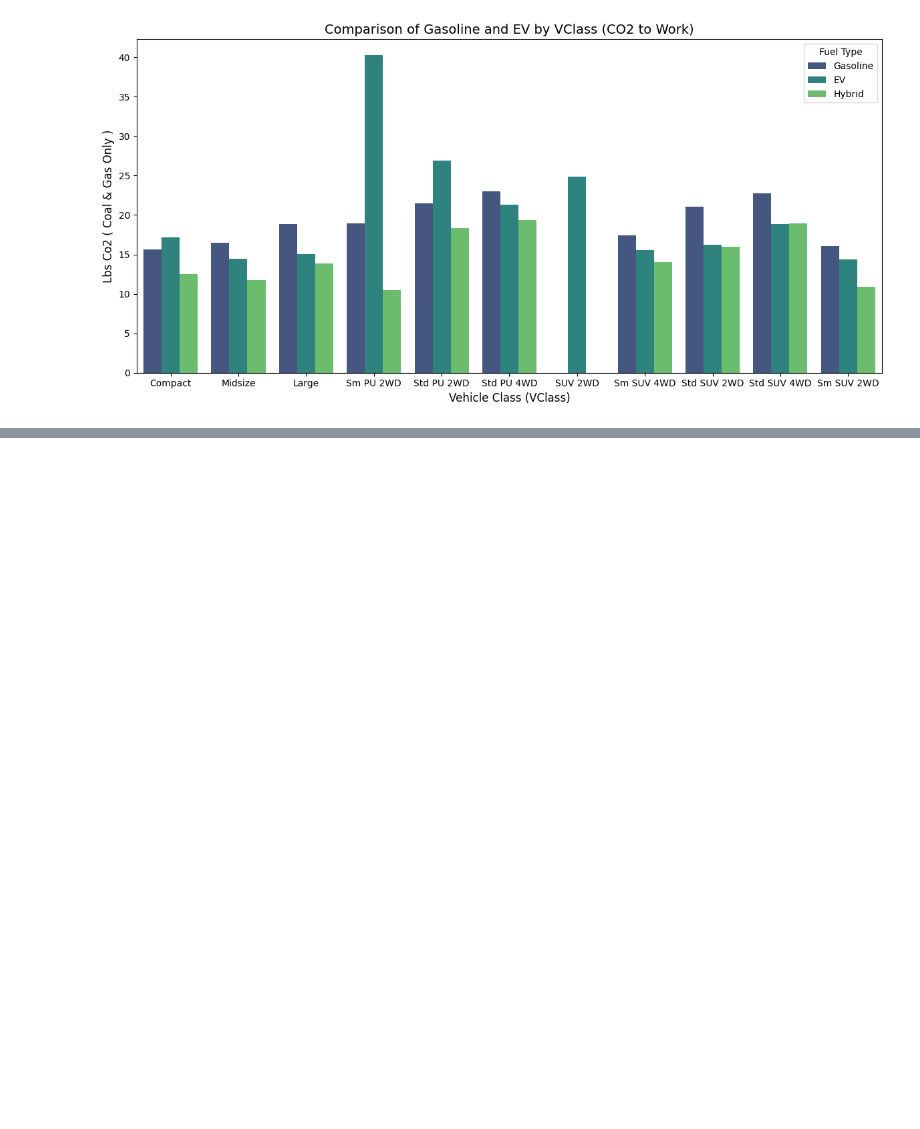
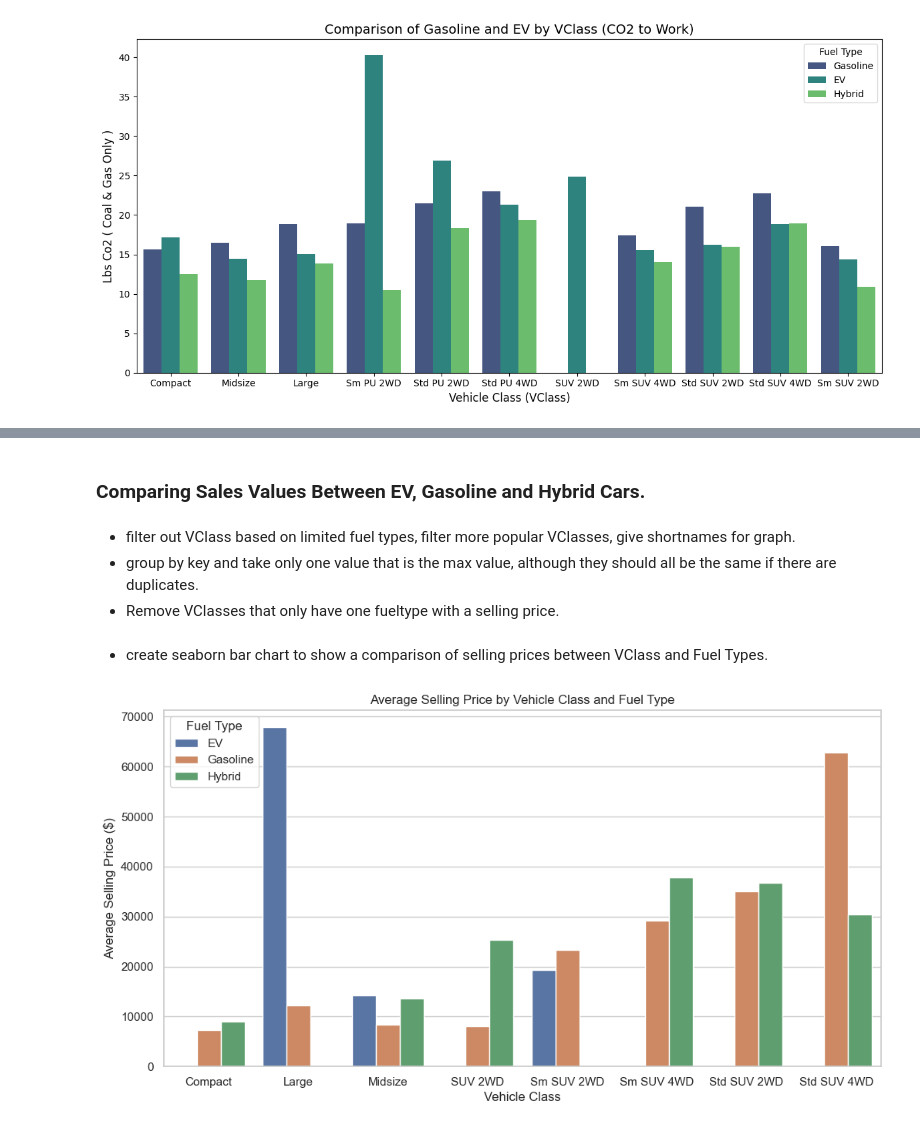
Before and after one commit to sampss/fuel_economy_gov, a Jupyter notebook: working/code/playground_2.ipynb, the cells around one changed output, grey strips where cells are left out. Cells and saved outputs as stored; diff of their text form; code cells hidden in the pictures; blank space fills up the shorter version.

```diff
--- a/working/code/playground_2.ipynb
+++ b/working/code/playground_2.ipynb
@@ -544,0 +519,6 @@ KeyError: 'base_fuel_type'
+# %% [markdown]
+### Comparing Sales Values Between EV, Gasoline and Hybrid Cars.
+# %% [markdown]
+- filter out VClass based on limited fuel types, filter more popular VClasses, give shortnames for graph.
+- group by key and take only one value that is the max value, although they should all be the same if there are duplicates.
+- Remove VClasses that only have one fueltype with a selling price.
@@ -544,0 +581,16 @@ KeyError: 'base_fuel_type'
+# %% [markdown]
+- create seaborn bar chart to show a comparison of selling prices between VClass and Fuel Types.
+# %%
+# Set seaborn style
+sns.set(style="whitegrid")
+
+# Create a bar plot
+plt.figure(figsize=(12, 6))
+sns.barplot(data=aggregated_df, x='VClass', y='avg_selling_price', hue='base_fuel_type')
+plt.title('Average Selling Price by Vehicle Class and Fuel Type')
+plt.xlabel('Vehicle Class')
+plt.ylabel('Average Selling Price ($)')
+plt.legend(title='Fuel Type')
+plt.show()
+# %% [output]
+[figure, added]
```
Also changed, not shown: parts of 8 cells of this notebook, 9 other files.
